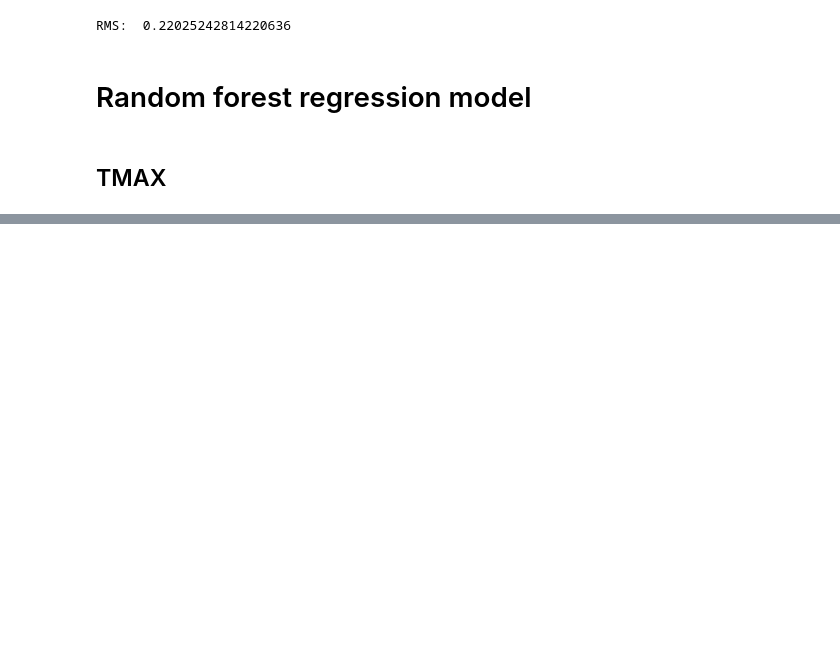
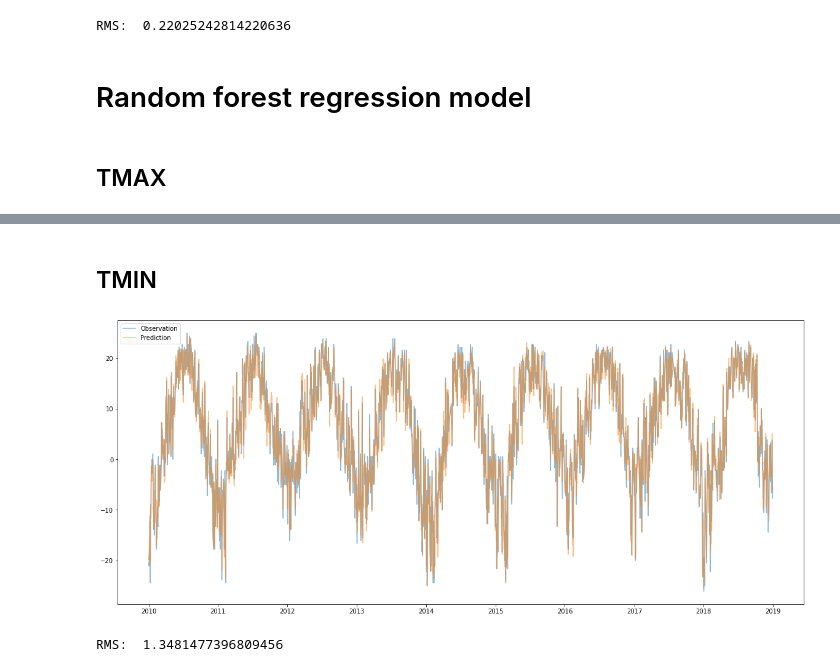
Before and after one commit to chuchun2/ATMS-597-Project-4-Group-C, a Jupyter notebook: project4_0328_CC.ipynb, the cells around one changed output, grey strips where cells are left out. Saved outputs shown, nothing was run; the diff lists cells and outputs as text; code cells hidden in the pictures; blank space fills up the shorter version.

Commit message:
Add random forest model

```diff
--- a/project4_0328_CC.ipynb
+++ b/project4_0328_CC.ipynb
@@ -912,0 +913,22 @@ RMS:  1.8761311557715137
+# %% [markdown]
+## TMIN
+# %%
+X = np.column_stack((GFS_TMIN[GFS_TMIN_dates.strftime('%Y-%m-%d')].values, GFS_sfc_TMPC_min.values))  # GFS model daily and sfc min TMPC
+y = (OBS_TMIN[OBS_TMIN_dates.strftime('%Y-%m-%d')].values-32)*5/9  # Observation, converted from F to C
+
+forest = RandomForestRegressor(200)
+forest.fit(X, y)
+y_predict = forest.predict(X)
+
+plt.figure(figsize=(20, 8.5))
+# plt.plot(OBS_TMIN_dates, X, alpha=0.5)
+plt.plot(OBS_TMIN_dates, y, alpha=0.5, label='Observation')
+plt.plot(OBS_TMIN_dates, y_predict, alpha=0.5, label='Prediction')
+plt.legend()
+plt.show()
+
+rms = sqrt(mean_squared_error(y, y_predict))
+print('RMS: ', rms)
+# %% [output]
+[figure, added]
+RMS:  1.3481477396809456
```
Also changed, not shown: parts of 5 cells of this notebook.
